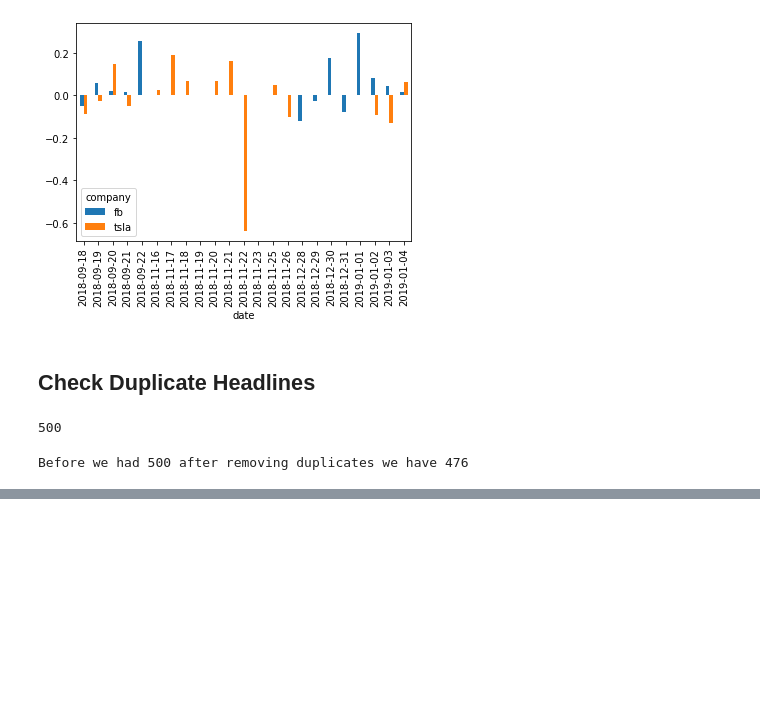
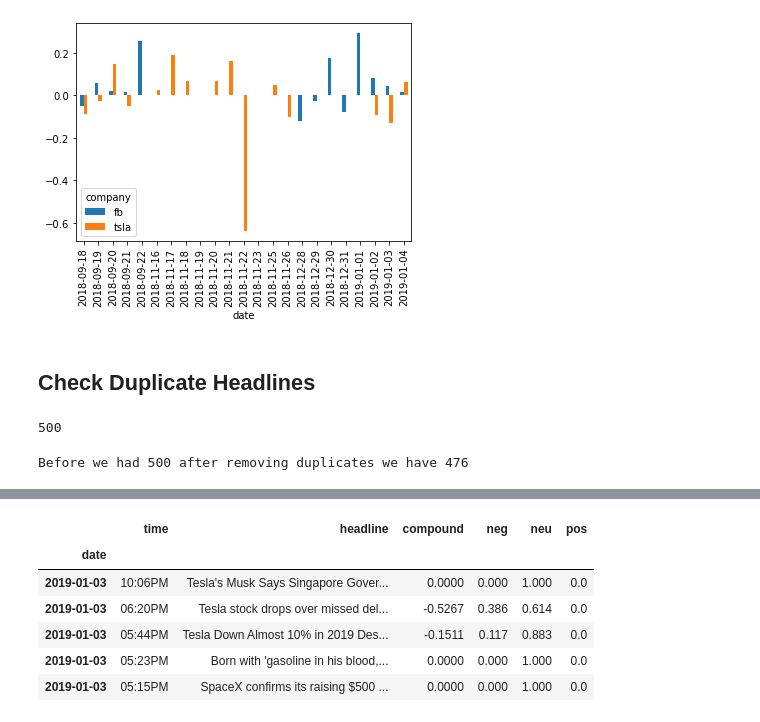
Before and after one commit to kaushik-holla/Sentimental-Analysis-of-Stock-Market-from-News-Headlines-, a Jupyter notebook: Sentiment_Analysis_of_Stock.ipynb, the cells around one changed output, grey strips where cells are left out. Drawn from its saved outputs; the diff is of its cells as text; code cells hidden in the pictures; blank space fills up the shorter version.

```diff
--- a/Sentiment_Analysis_of_Stock.ipynb
+++ b/Sentiment_Analysis_of_Stock.ipynb
@@ -204,0 +226,11 @@ Before we had 500 after removing duplicates we have 476
+# %%
+single_day = single_day.loc['2019-01-03']
+single_day.head()
+# %% [output]
+|  | time | headline | compound | neg | neu | pos |
+| date |  |  |  |  |  |  |
+| 2019-01-03 | 10:06PM | Tesla's Musk Says Singapore Gover... | 0.0000 | 0.000 | 1.000 | 0.0 |
+| 2019-01-03 | 06:20PM | Tesla stock drops over missed del... | -0.5267 | 0.386 | 0.614 | 0.0 |
+| 2019-01-03 | 05:44PM | Tesla Down Almost 10% in 2019 Des... | -0.1511 | 0.117 | 0.883 | 0.0 |
+| 2019-01-03 | 05:23PM | Born with 'gasoline in his blood,... | 0.0000 | 0.000 | 1.000 | 0.0 |
+| 2019-01-03 | 05:15PM | SpaceX confirms its raising $500 ... | 0.0000 | 0.000 | 1.000 | 0.0 |
```
Also changed, not shown: parts of 12 cells of this notebook.
